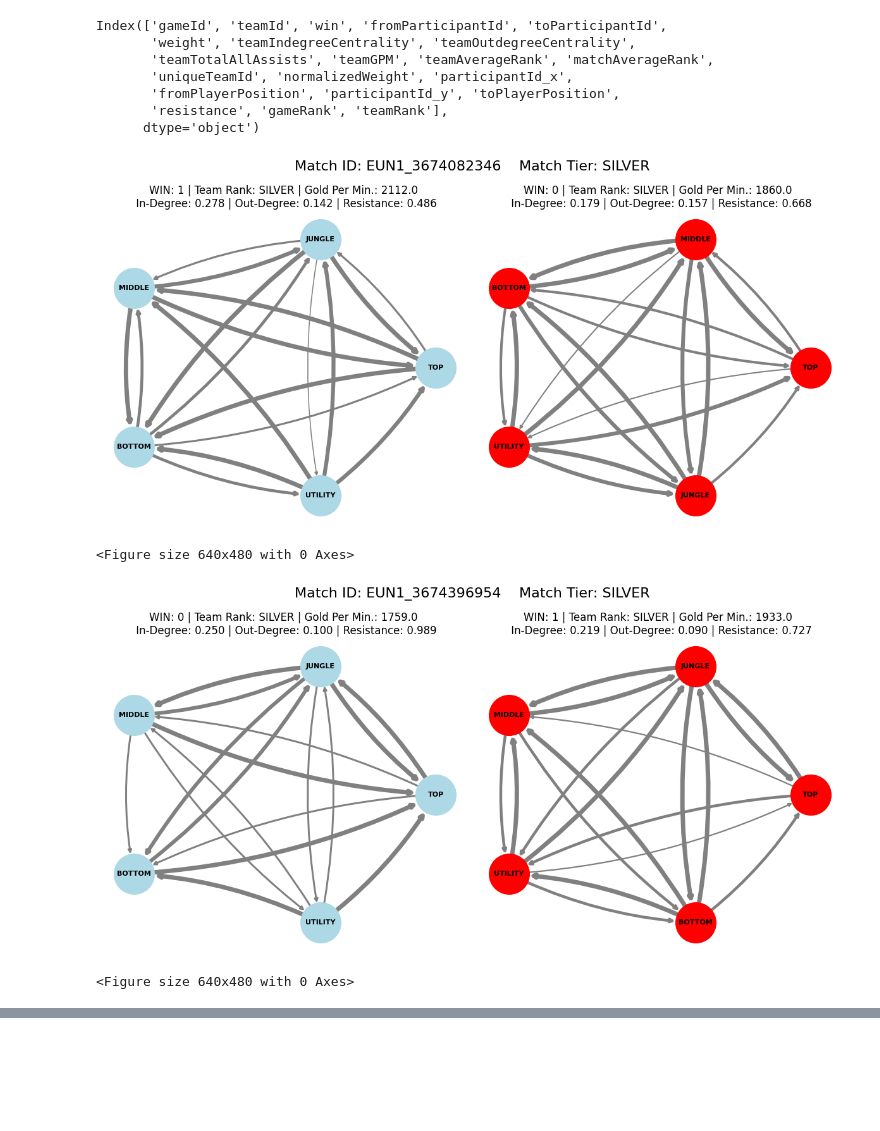
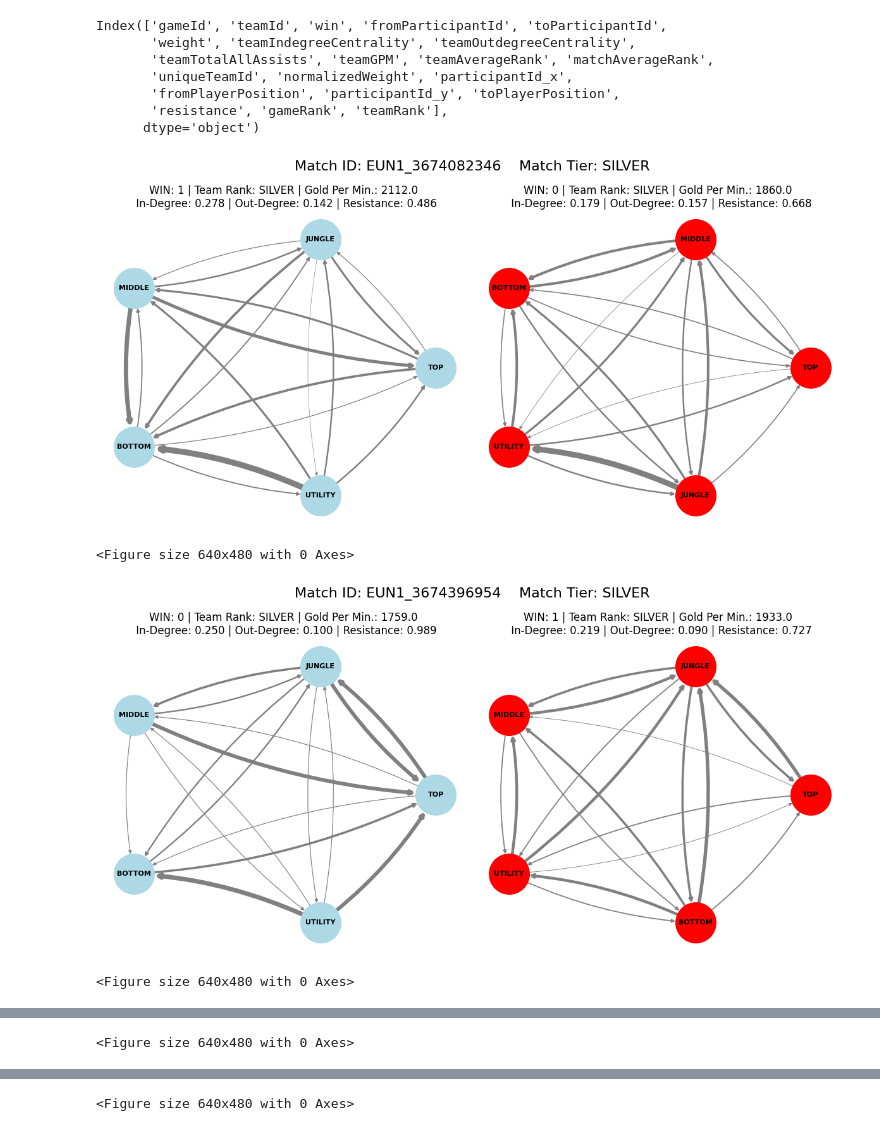
Before and after one commit to TDI-Lab/Collective-Intelligence-LoL, a Jupyter notebook: notebooks/totalMatchAnalysis.ipynb, the cells around one changed output, grey strips where cells are left out. Drawn from its saved outputs; the diff is of its cells as text; code cells hidden in the pictures; blank space fills up the shorter version.

Commit message:
Added snippet for selective plotting of network graphs for specific game IDs

```diff
--- a/notebooks/totalMatchAnalysis.ipynb
+++ b/notebooks/totalMatchAnalysis.ipynb
@@ -698,8 +698,12 @@ gameIds = edgesDF['gameId'].tolist()
 gameIds = list(set(gameIds))
 gameIds = sorted(gameIds)
 
+# these are 4 games that I handpicked after clustering of good and bad teams with majority good and bad and players
+selectiveGameIds = ['EUN1_3674082346', 'EUN1_3674396954', 'EUN1_3674082346', 'EUN1_3674396954']
+selectiveTeamIds = [100, 200, 200, 100]
+
 # use incremental ranges of gameIds to save figure locally
-for idx, gameId in enumerate(gameIds[0:2]):
+for idx, gameId in enumerate(selectiveGameIds):
     # team level data of two teams in the same match-up
     blueTeamDF = edgesDF[(edgesDF['gameId'] == gameId) & (edgesDF['teamId'] == 100)]
     blueTeamDF = blueTeamDF[(blueTeamDF['toParticipantId'] >= 1) & (blueTeamDF['toParticipantId'] <= 5)] # additional filter to remove any steals or lease
@@ -707,8 +711,8 @@ for idx, gameId in enumerate(gameIds[0:2]):
     redTeamDF = edgesDF[(edgesDF['gameId'] == gameId) & (edgesDF['teamId'] == 200)]
     redTeamDF = redTeamDF[(redTeamDF['toParticipantId'] >= 6) & (redTeamDF['toParticipantId'] <= 10)] # additional filter to remove any steal or lease
 
-    blueTeamEdges = [ min(100 * i, 5) for i in blueTeamDF['normalizedWeight'] ]
-    redTeamEdges = [ min(100 * i, 5) for i in redTeamDF['normalizedWeight'] ]
+    blueTeamEdges = [ (i*40) for i in blueTeamDF['normalizedWeight'] ]
+    redTeamEdges = [ (i*40) for i in redTeamDF['normalizedWeight'] ]
 
     matchRank = blueTeamDF['gameRank'].iloc[0]
     titleText = f'Match ID: {gameId}    Match Tier: {matchRank}'
@@ -731,33 +735,33 @@ for idx, gameId in enumerate(gameIds[0:2]):
     redTeamRes = redTeamDF['resistance'].iloc[0]
 
     redTeamText = f'WIN: {redTeamWins} | Team Rank: {redTeamAvgRank} | Gold Per Min.: {redTeamGPM} \n In-Degree: {redTeamInD:.3f} | Out-Degree: {redTeamOutD:.3f} | Resistance: {redTeamRes:.3f}'
 
     # create network graph objects
     BTG = nx.from_pandas_edgelist(blueTeamDF, source='fromPlayerPosition', target='toPlayerPosition', edge_attr='normalizedWeight', create_using=nx.MultiDiGraph(directed=True))
     RTG = nx.from_pandas_edgelist(redTeamDF, source='fromPlayerPosition', target='toPlayerPosition', edge_attr='normalizedWeight', create_using=nx.MultiDiGraph(directed=True))
 
     fig, axes = plt.subplots(1, 2, figsize=(12, 6))
     posB = nx.circular_layout(BTG)
     posR = nx.circular_layout(RTG)
 
     nx.draw(BTG, pos=posB, ax=axes[0], with_labels=True, node_size=2100, node_color="lightblue", font_size=8, connectionstyle='arc3,rad=0.1', font_weight="bold", arrowsize=8, width=blueTeamEdges, edge_color='gray')
     axes[0].set_title(blueTeamText)
 
     nx.draw(RTG, pos=posR, ax=axes[1], with_labels=True, node_size=2100, node_color="red", font_size=8, connectionstyle='arc3,rad=0.1', font_weight="bold", arrowsize=8, width=redTeamEdges, edge_color='gray')
     axes[1].set_title(redTeamText)
 
     # Match title
     plt.suptitle(titleText, fontsize=16)
     plt.tight_layout()
     plt.show()
 
     # save the figure
     # output_path = f'../graphs/{matchRank}/{gameId}.png'
     # plt.savefig(output_path, format='png', dpi=300)
     # print(f"Image {output_path} saved successfully")
     plt.clf()
 # %% [output]
-[figure, old version]
+[figure, new version]
 <Figure size 640x480 with 0 Axes>
-[figure, old version]
+[figure, new version]
 <Figure size 640x480 with 0 Axes>
@@ -763,0 +769 @@ for idx, gameId in enumerate(gameIds[0:2]):
+<Figure size 640x480 with 0 Axes>
@@ -763,0 +771 @@ for idx, gameId in enumerate(gameIds[0:2]):
+<Figure size 640x480 with 0 Axes>
```
Also changed, not shown: parts of 5 cells of this notebook.
